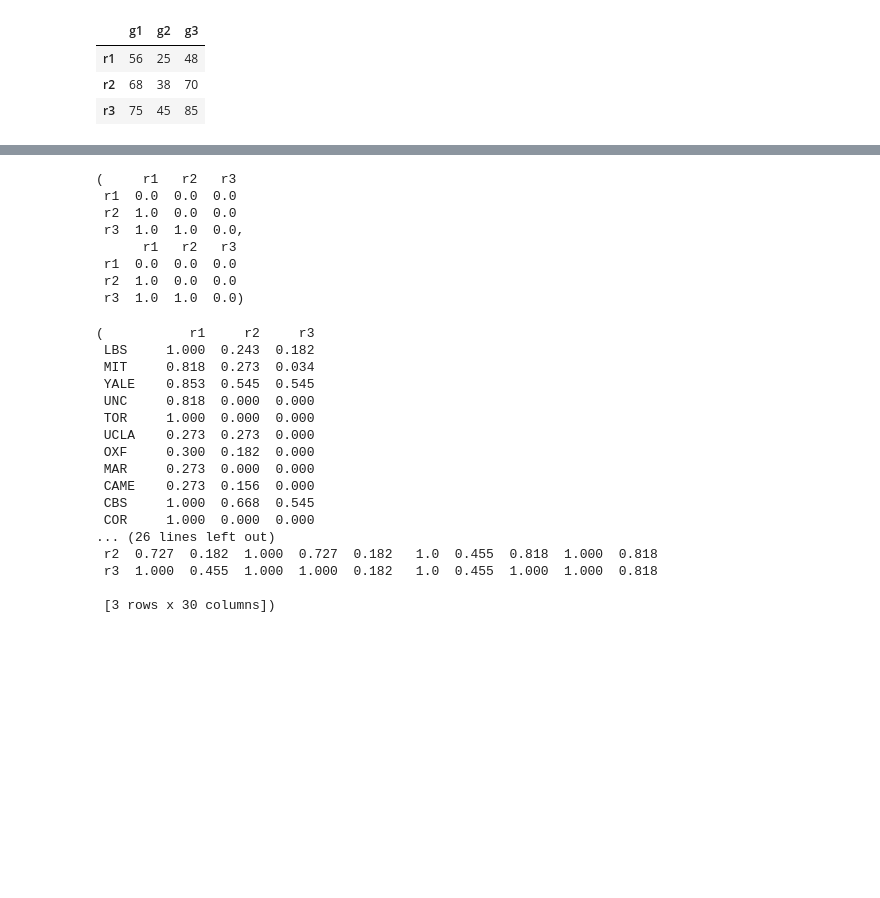
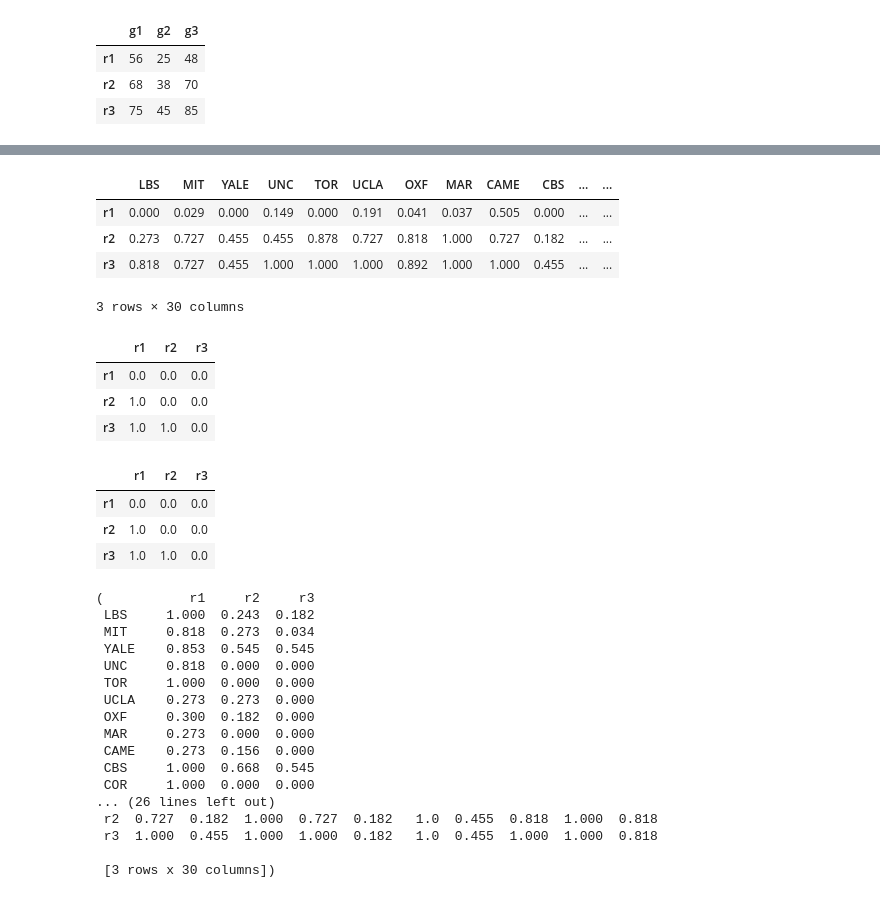
Before and after one commit to WAndraszyk/Construct-your-own-PROMETHEE-with-Python-for-MCDA, a Jupyter notebook: examples/CASESTUDIES_sort.ipynb, the cells around one changed output, grey strips where cells are left out. Drawn from its saved outputs; the diff is of its cells as text; code cells hidden in the pictures; blank space fills up the shorter version.

```diff
--- a/examples/CASESTUDIES_sort.ipynb
+++ b/examples/CASESTUDIES_sort.ipynb
@@ -103,19 +124,30 @@ preference_indices
+# %%
+preference_indices[1]
+# %% [output]
+|  | LBS | MIT | YALE | UNC | TOR | UCLA | OXF | MAR | CAME | CBS | ... | ... |
+| r1 | 0.000 | 0.029 | 0.000 | 0.149 | 0.000 | 0.191 | 0.041 | 0.037 | 0.505 | 0.000 | ... | ... |
+| r2 | 0.273 | 0.727 | 0.455 | 0.455 | 0.878 | 0.727 | 0.818 | 1.000 | 0.727 | 0.182 | ... | ... |
+| r3 | 0.818 | 0.727 | 0.455 | 1.000 | 1.000 | 1.000 | 0.892 | 1.000 | 1.000 | 0.455 | ... | ... |
+3 rows × 30 columns
 # %%
 preference_indices_profiles, partial_preference_indices_profiles = compute_preference_indices(
     category_profiles_performances, preference_thresholds, indifference_thresholds,
     pd.Series(data=None, index=criteria), generalised_criteria,
     criteria_directions, criteria_weights, category_profiles_performances)
 
-preference_indices_profiles
+preference_indices_profiles[0]
 # %% [output]
-(     r1   r2   r3
- r1  0.0  0.0  0.0
- r2  1.0  0.0  0.0
- r3  1.0  1.0  0.0,
-      r1   r2   r3
- r1  0.0  0.0  0.0
- r2  1.0  0.0  0.0
- r3  1.0  1.0  0.0)
+|  | r1 | r2 | r3 |
+| r1 | 0.0 | 0.0 | 0.0 |
+| r2 | 1.0 | 0.0 | 0.0 |
+| r3 | 1.0 | 1.0 | 0.0 |
+# %%
+preference_indices_profiles[1]
+# %% [output]
+|  | r1 | r2 | r3 |
+| r1 | 0.0 | 0.0 | 0.0 |
+| r2 | 1.0 | 0.0 | 0.0 |
+| r3 | 1.0 | 1.0 | 0.0 |
 # %%
 preference_indices
 # %% [output]
```
Also changed, not shown: parts of 4 cells of this notebook.
